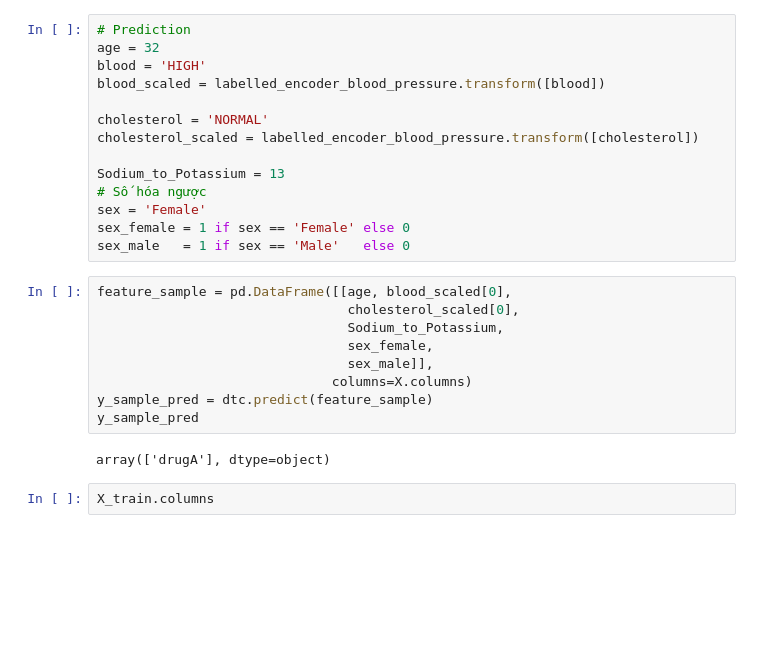
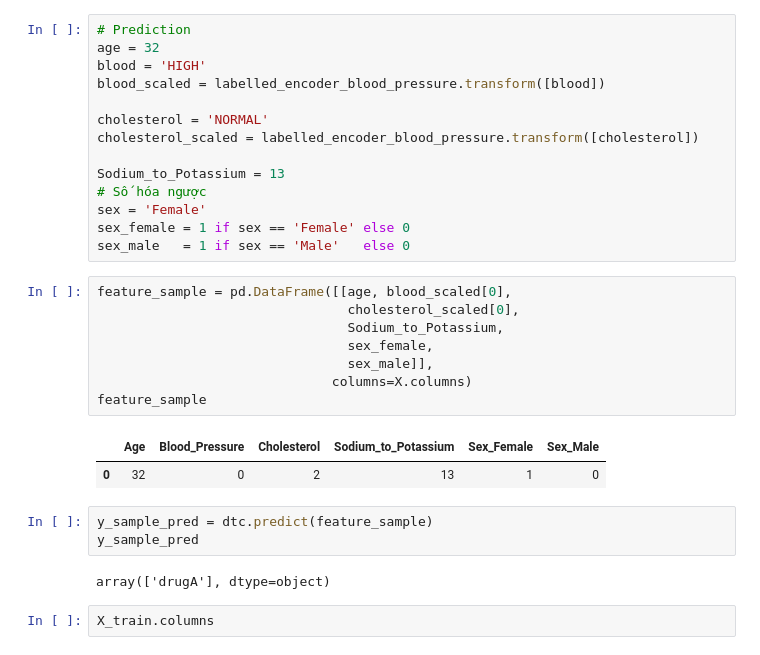
Before and after one commit to penduricha/data-mining-report-ml, a Jupyter notebook: decision_tree_report.ipynb, the cells around one changed output. Cells and saved outputs as stored; diff of their text form; blank space fills up the shorter version.

```diff
--- a/decision_tree_report.ipynb
+++ b/decision_tree_report.ipynb
@@ -599,14 +603,19 @@ sex_male   = 1 if sex == 'Male'   else 0
 # %%
 feature_sample = pd.DataFrame([[age, blood_scaled[0],
                                 cholesterol_scaled[0],
                                 Sodium_to_Potassium,
                                 sex_female,
                                 sex_male]],
                               columns=X.columns)
-y_sample_pred = dtc.predict(feature_sample)
-y_sample_pred
+feature_sample
 # %% [output]
-array(['drugA'], dtype=object)
+|  | Age | Blood_Pressure | Cholesterol | Sodium_to_Potassium | Sex_Female | Sex_Male |
+| 0 | 32 | 0 | 2 | 13 | 1 | 0 |
+# %%
+y_sample_pred = dtc.predict(feature_sample)
+y_sample_pred
+# %% [output]
+array(['drugA'], dtype=object)
 # %%
 X_train.columns
 # %% [output]
```
Also changed, not shown: parts of 4 cells of this notebook, 8 other files.
